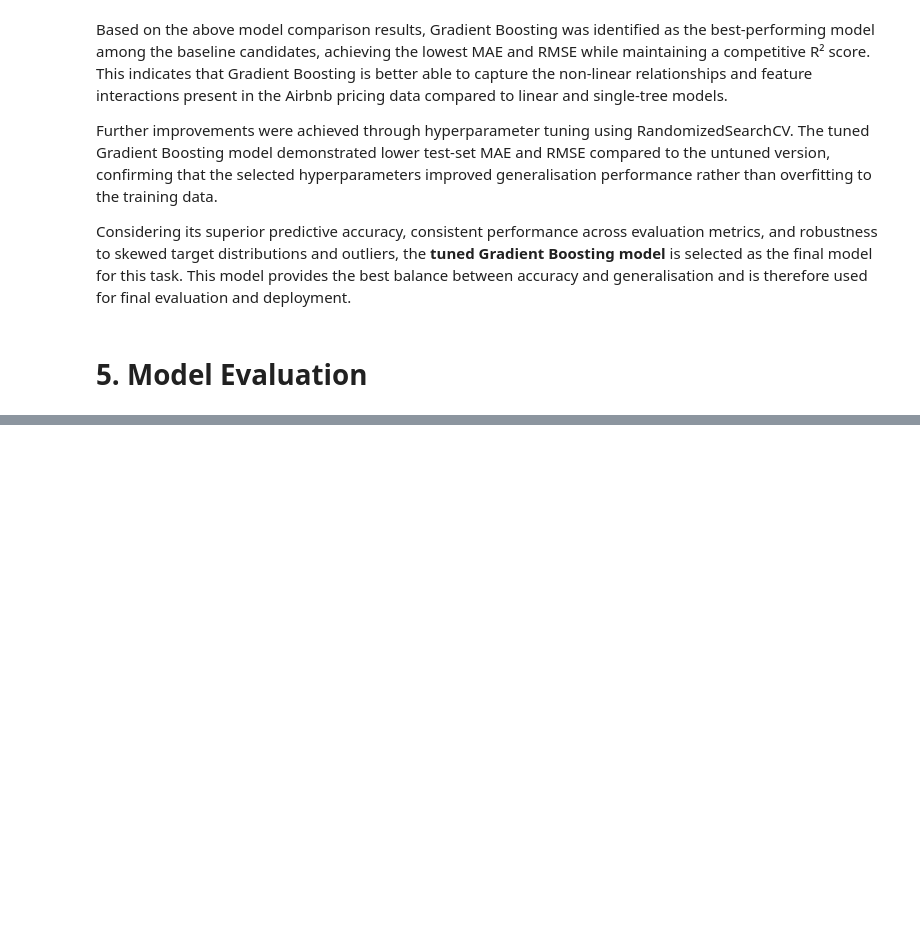
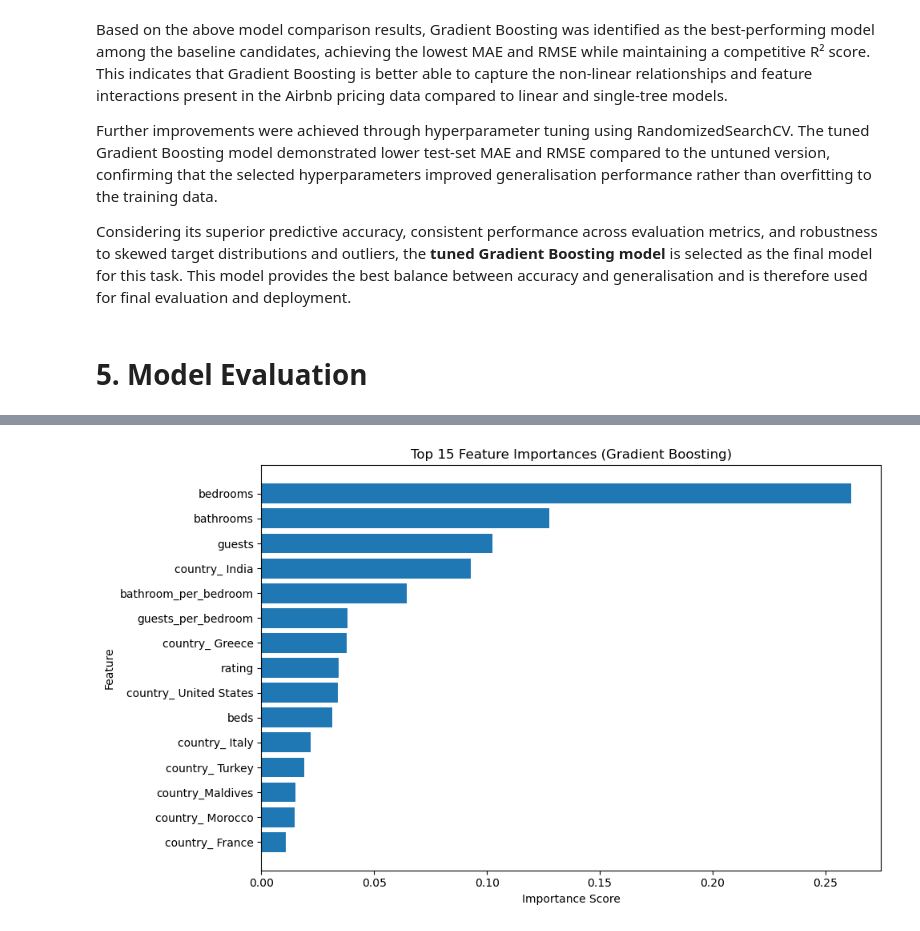
Before and after one commit to user2422224/OngTzeEnn_2404751F, a Jupyter notebook: AirbnbML.ipynb, the cells around one changed output, grey strips where cells are left out. Saved outputs shown, nothing was run; the diff lists cells and outputs as text; code cells hidden in the pictures; blank space fills up the shorter version.

```diff
--- a/AirbnbML.ipynb
+++ b/AirbnbML.ipynb
@@ -1058,0 +1150,48 @@ Considering its superior predictive accuracy, consistent performance across eval
+# %%
+#Feature Importance Analysis - Gradient Boosting
+
+import pandas as pd
+import matplotlib.pyplot as plt
+import numpy as np
+
+# 1) Get trained model from pipeline
+gb_model = best_gb_model.named_steps["model"]
+preprocessor = best_gb_model.named_steps["preprocess"]
+
+
+# 2) Get feature names AFTER preprocessing
+# Numeric feature names
+num_features = numeric_features
+
+# Categorical feature names (after one-hot encoding)
+cat_features = preprocessor.named_transformers_["cat"] \
+    .named_steps["onehot"] \
+    .get_feature_names_out(categorical_features)
+
+# Combine all feature names
+feature_names = np.concatenate([num_features, cat_features])
+
+
+# 3) Create feature importance DataFrame
+feature_importance = pd.DataFrame({
+    "feature": feature_names,
+    "importance": gb_model.feature_importances_
+}).sort_values(by="importance", ascending=False)
+
+# Display top 15 features
+feature_importance.head(15)
+
+
+# 4) Plot top 15 most important features
+plt.figure(figsize=(10, 6))
+plt.barh(
+    feature_importance.head(15)["feature"][::-1],
+    feature_importance.head(15)["importance"][::-1]
+)
+plt.title("Top 15 Feature Importances (Gradient Boosting)")
+plt.xlabel("Importance Score")
+plt.ylabel("Feature")
+plt.tight_layout()
+plt.show()
+# %% [output]
+[figure, added]
```
Also changed, not shown: parts of 33 cells of this notebook.
